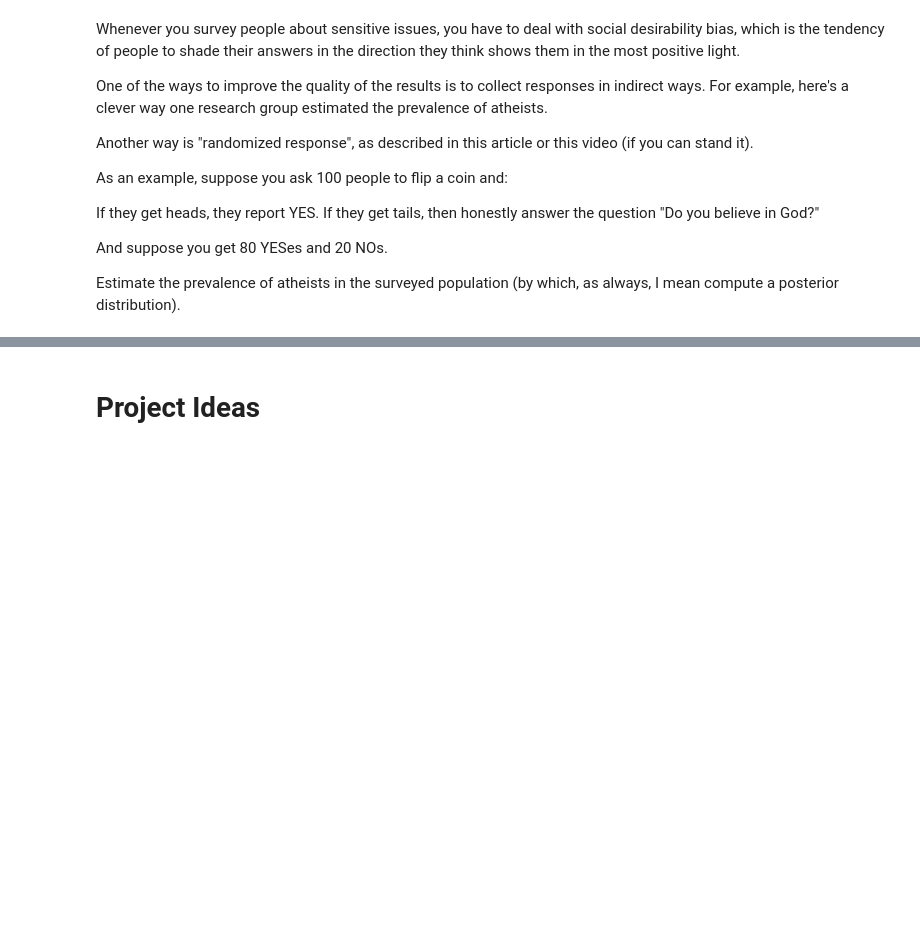
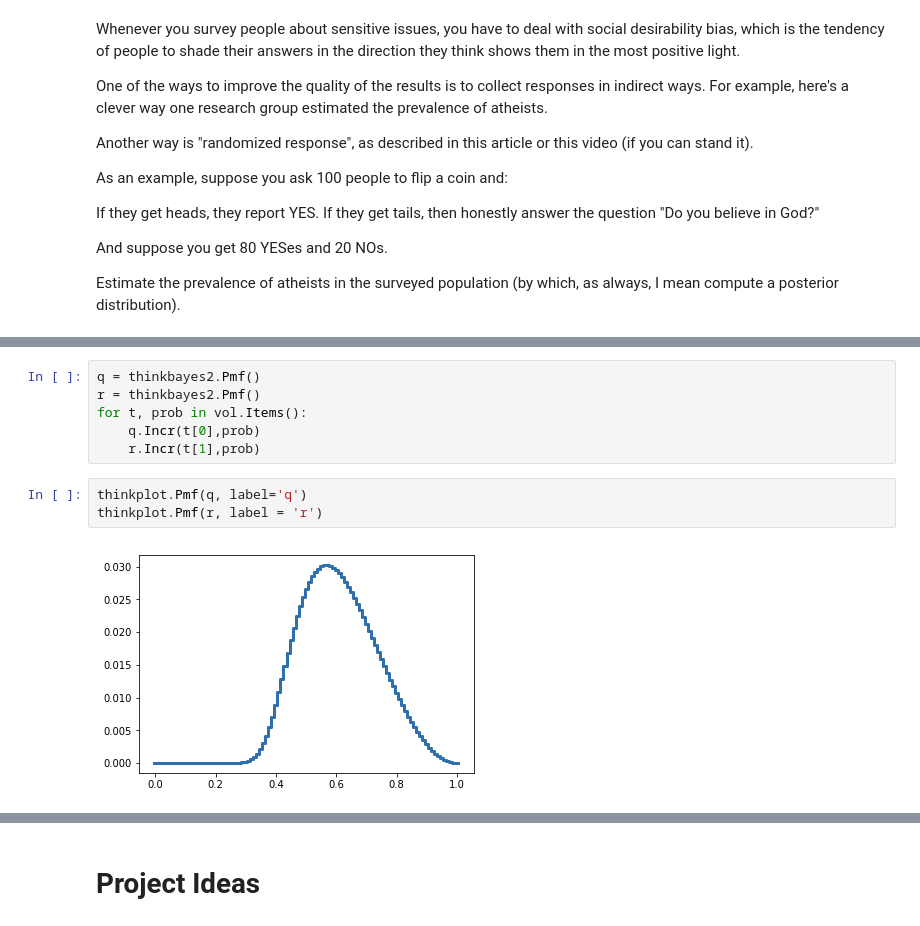
Before and after one commit to CamilleGirard/ThinkBayes2, a Jupyter notebook: examples/Homework 4.ipynb, the cells around one changed output, grey strips where cells are left out. Drawn from its saved outputs; the diff is of its cells as text; blank space fills up the shorter version.

```diff
--- a/examples/Homework 4.ipynb
+++ b/examples/Homework 4.ipynb
@@ -189,0 +303,11 @@ Estimate the prevalence of atheists in the surveyed population (by which, as alw
+# %%
+q = thinkbayes2.Pmf()
+r = thinkbayes2.Pmf()
+for t, prob in vol.Items():
+    q.Incr(t[0],prob)
+    r.Incr(t[1],prob)
+# %%
+thinkplot.Pmf(q, label='q')
+thinkplot.Pmf(r, label = 'r')
+# %% [output]
+[figure, added]
```
Also changed, not shown: parts of 22 cells of this notebook.
